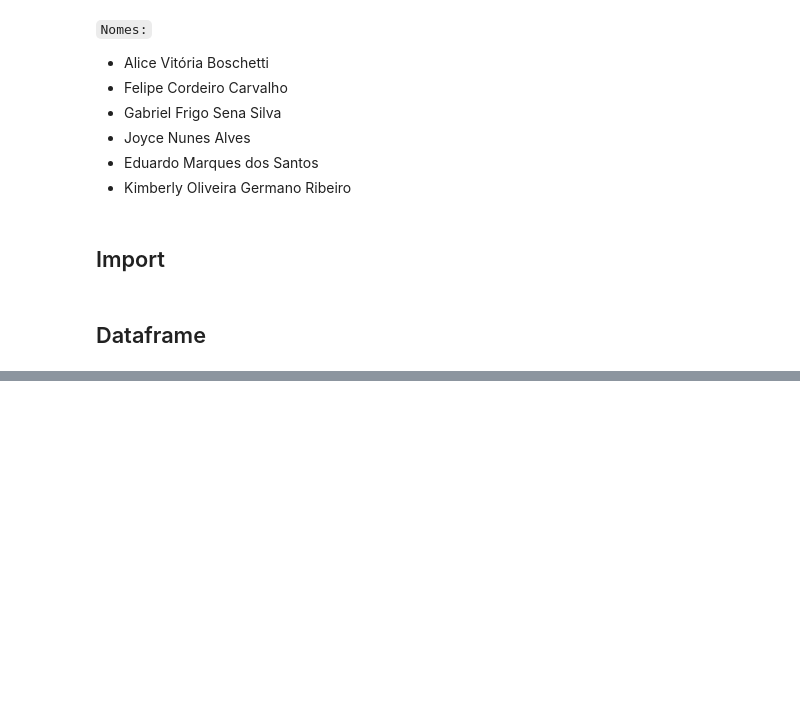
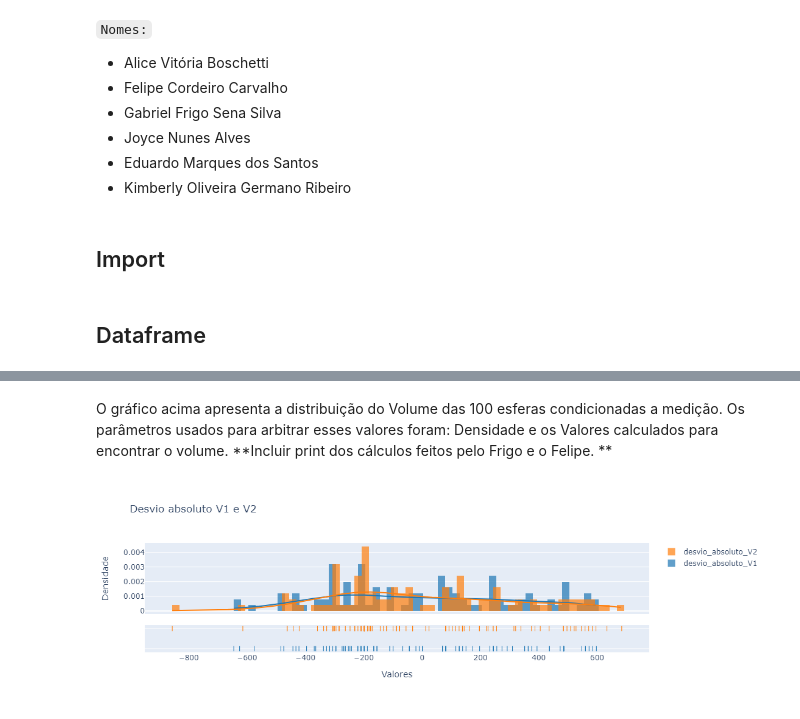
Before and after one commit to gfrigo/Experimento-Bolinha-Gude, a Jupyter notebook: analytics.ipynb, the cells around one changed output, grey strips where cells are left out. Saved outputs shown, nothing was run; the diff lists cells and outputs as text; code cells hidden in the pictures; blank space fills up the shorter version.

```diff
--- a/analytics.ipynb
+++ b/analytics.ipynb
@@ -31,0 +90,15 @@ df.head()
+# %% [markdown]
+O gráfico acima apresenta a distribuição do Volume das 100 esferas condicionadas a medição. Os parâmetros usados para arbitrar esses valores foram: Densidade e os Valores calculados para encontrar o volume.
+**Incluir print dos cálculos feitos pelo Frigo e o Felipe. **
+# %%
+df_subset = df[['desvio_absoluto_V1', 'desvio_absoluto_V2']]
+
+fig = ff.create_distplot([df_subset[c] for c in df_subset.columns], df_subset.columns, bin_size=25)
+
+fig.update_layout(title='Desvio absoluto V1 e V2',
+                  xaxis_title='Valores',
+                  yaxis_title='Densidade')
+
+fig.show()
+# %% [output]
+[figure, added]
```
Also changed, not shown: parts of 25 cells of this notebook.
